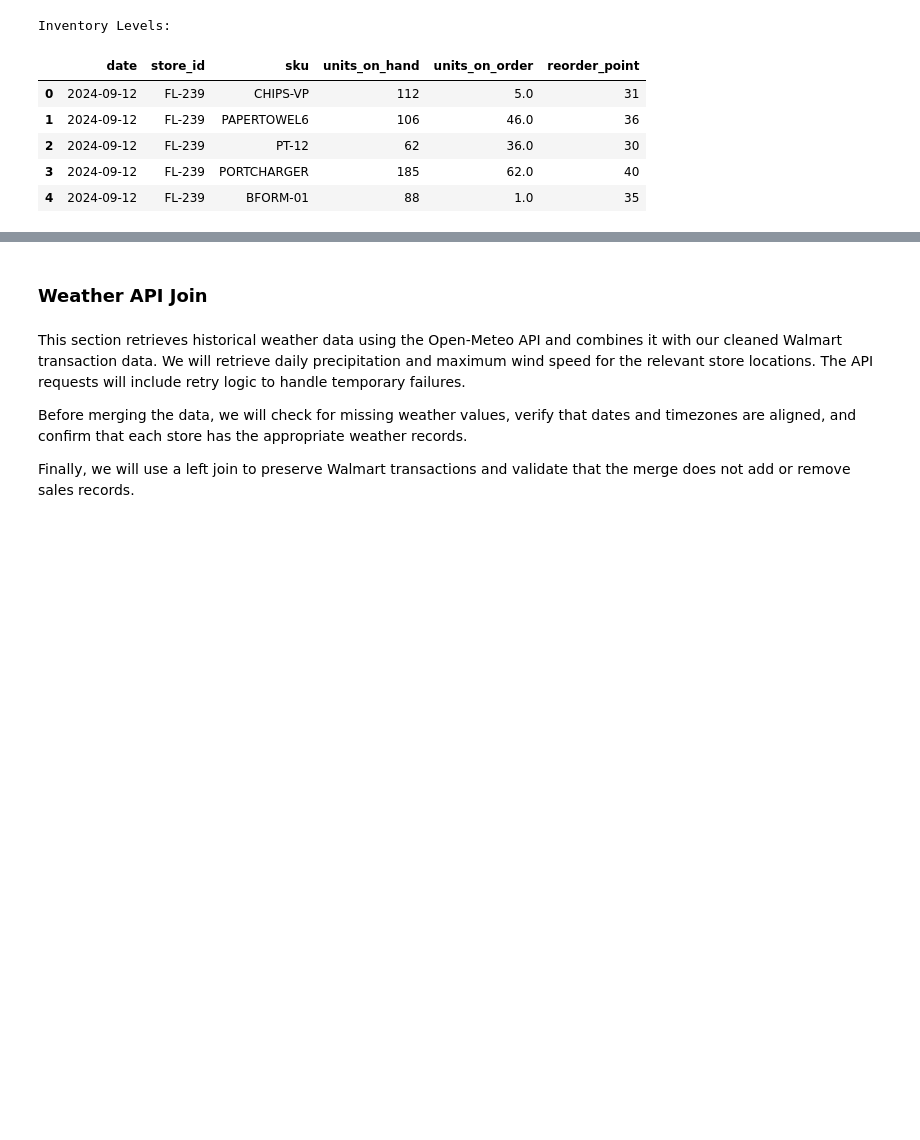
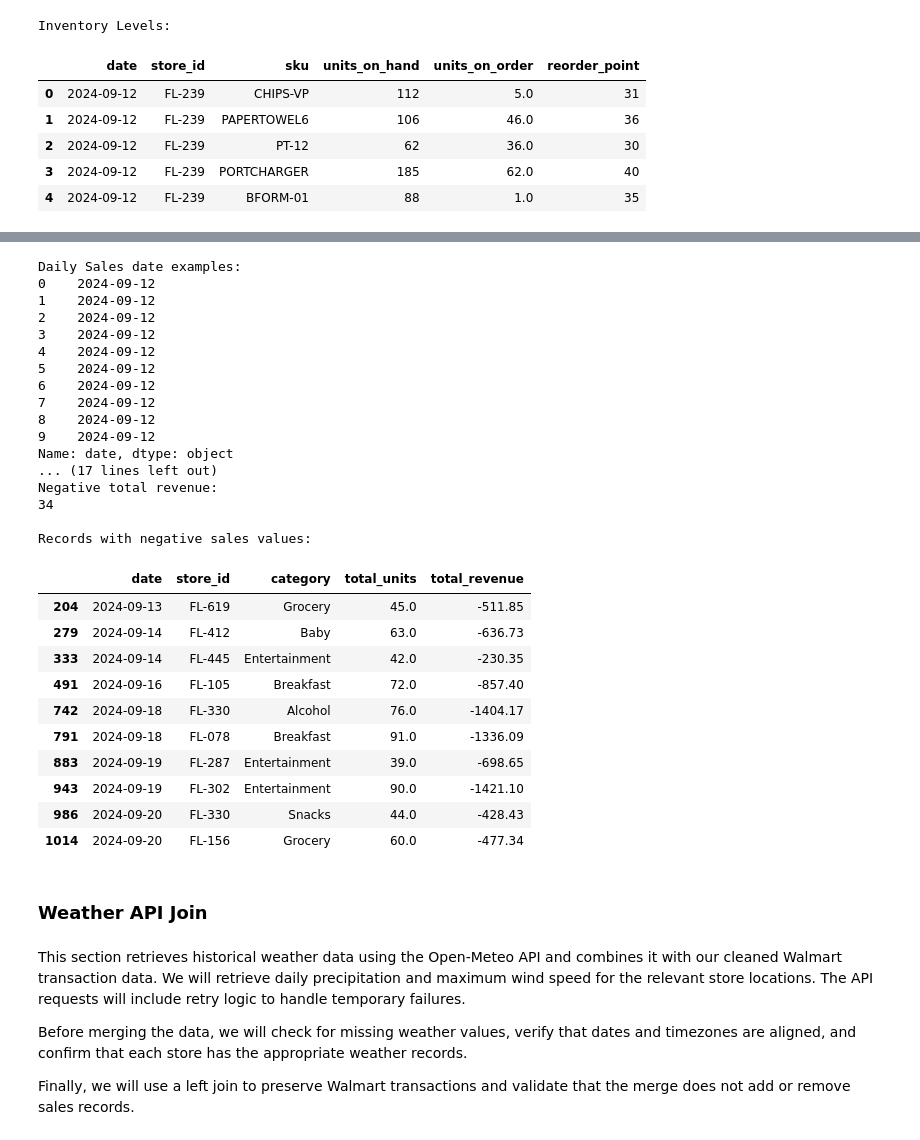
Before and after one commit to raffaellaalpaca-ai/walmart-hurricane-project, a Jupyter notebook: Walmart_Midterm_Notebook_(DS_2002).ipynb, the cells around one changed output, grey strips where cells are left out. Cells and saved outputs as stored; diff of their text form; code cells hidden in the pictures; blank space fills up the shorter version.

Commit message:
checking for missing values

```diff
--- a/Walmart_Midterm_Notebook_(DS_2002).ipynb
+++ b/Walmart_Midterm_Notebook_(DS_2002).ipynb
@@ -1242,3 +1274,53 @@ Inventory Levels:
+# %%
+#date formats
+print("Daily Sales date examples:")
+print(daily_sales_sql["date"].head(10))
+
+print("\nInventory date examples:")
+print(inventory_sql["date"].head(10))
+
+#check for negative sales values
+print("\nNegative total units:")
+print((daily_sales_sql["total_units"] < 0).sum())
+
+print("\nNegative total revenue:")
+print((daily_sales_sql["total_revenue"] < 0).sum())
+
+#display records with negative values
+print("\nRecords with negative sales values:")
+display(daily_sales_sql[
+    (daily_sales_sql["total_units"] < 0) |
+    (daily_sales_sql["total_revenue"] < 0)
+].head(10))
+# %% [output]
+Daily Sales date examples:
+0    2024-09-12
+1    2024-09-12
+2    2024-09-12
+3    2024-09-12
+4    2024-09-12
+5    2024-09-12
+6    2024-09-12
+7    2024-09-12
+8    2024-09-12
+9    2024-09-12
+Name: date, dtype: object
+... (17 lines left out)
+Negative total revenue:
+34
+
+Records with negative sales values:
+|  | date | store_id | category | total_units | total_revenue |
+| 204 | 2024-09-13 | FL-619 | Grocery | 45.0 | -511.85 |
+| 279 | 2024-09-14 | FL-412 | Baby | 63.0 | -636.73 |
+| 333 | 2024-09-14 | FL-445 | Entertainment | 42.0 | -230.35 |
+| 491 | 2024-09-16 | FL-105 | Breakfast | 72.0 | -857.40 |
+| 742 | 2024-09-18 | FL-330 | Alcohol | 76.0 | -1404.17 |
+| 791 | 2024-09-18 | FL-078 | Breakfast | 91.0 | -1336.09 |
+| 883 | 2024-09-19 | FL-287 | Entertainment | 39.0 | -698.65 |
+| 943 | 2024-09-19 | FL-302 | Entertainment | 90.0 | -1421.10 |
+| 986 | 2024-09-20 | FL-330 | Snacks | 44.0 | -428.43 |
+| 1014 | 2024-09-20 | FL-156 | Grocery | 60.0 | -477.34 |
 # %% [markdown]
 ### **Weather API Join**
 # %% [markdown]
```
Also changed, not shown: parts of 1 cell of this notebook.
